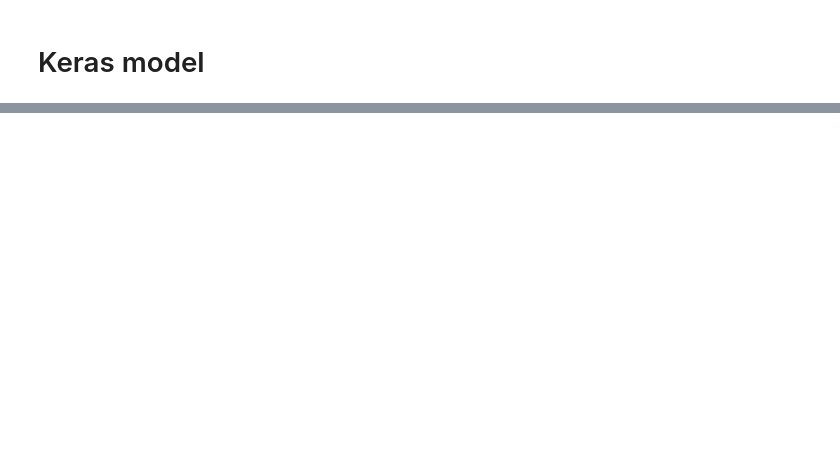
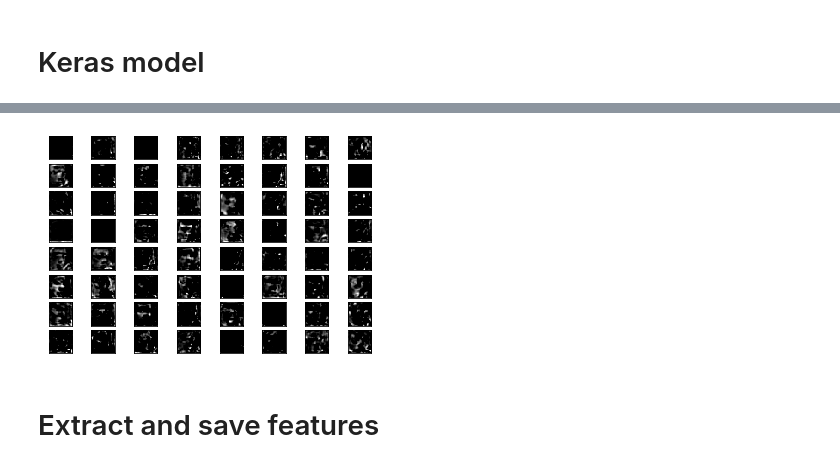
Before and after one commit to chitwankaudan/videoemotion, a Jupyter notebook: Keras model.ipynb, the cells around one changed output, grey strips where cells are left out. Saved outputs shown, nothing was run; the diff lists cells and outputs as text; code cells hidden in the pictures; blank space fills up the shorter version.

```diff
--- a/Keras model.ipynb
+++ b/Keras model.ipynb
@@ -82,0 +208,29 @@ NameError: name 'VGG16' is not defined
+# %%
+# features detected in final layer
+model = vgg16.VGG16(weights='imagenet', include_top=False)
+model = Model(inputs=model.inputs, outputs=model.layers[12].output)
+
+img_path = 'angry_fer0.jpg'
+img = image.load_img(img_path, target_size=(224, 224))
+x = np.array(img)
+x = np.expand_dims(x, axis=0)
+x = preprocess_input(x) # scale image pixels
+feature_maps = model.predict(x)
+
+square = 8
+ix = 1
+for i in range(square):
+    for i in range(square):
+        # specify subplot and turn of axis
+        ax = plt.subplot(square, square, ix)
+        ax.set_xticks([])
+        ax.set_yticks([])
+        # plot filter channel in grayscale
+        plt.imshow(feature_maps[0, :, :, ix-1], cmap='gray')
+        ix += 1
+# show the figure
+plt.show()
+# %% [output]
+[figure, added]
+# %% [markdown]
+# Extract and save features
```
Also changed, not shown: parts of 37 cells of this notebook.
